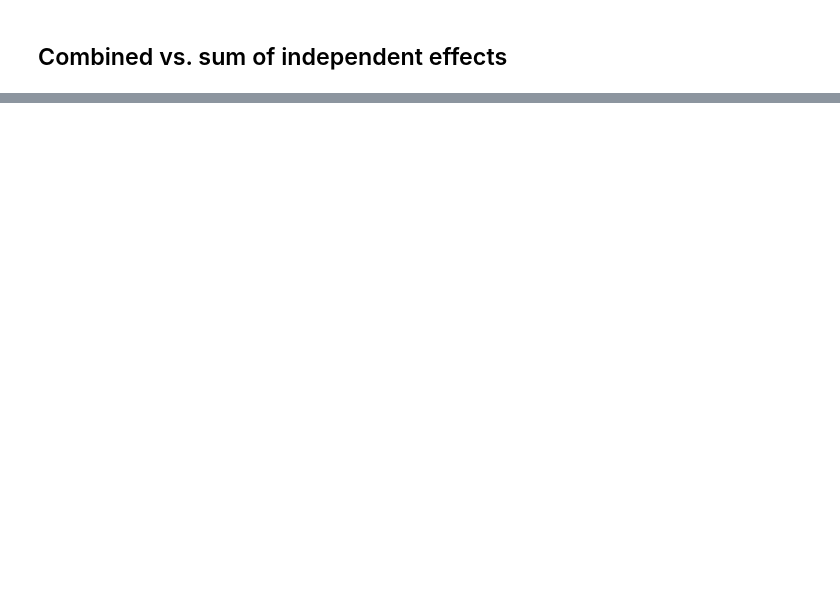
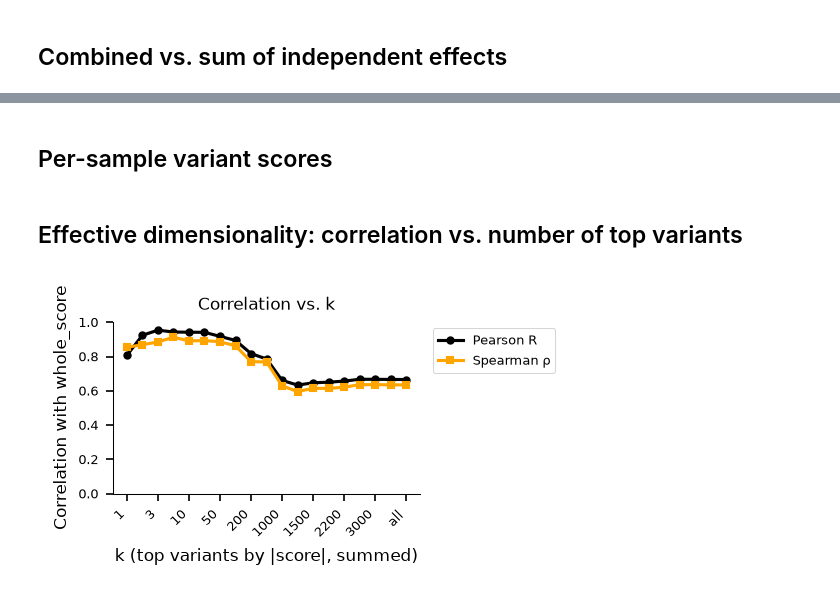
Before and after one commit to DiasFrazerGroup/wigttsoip, a Jupyter notebook: notebooks/hbb.ipynb, the cells around one changed output, grey strips where cells are left out. Saved outputs shown, nothing was run; the diff lists cells and outputs as text; code cells hidden in the pictures; blank space fills up the shorter version.

```diff
--- a/notebooks/hbb.ipynb
+++ b/notebooks/hbb.ipynb
@@ -244,0 +219,58 @@ fig.tight_layout()
+# %% [markdown]
+## Per-sample variant scores
+# %%
+def _variant_scores(variant_id):
+    if not variant_id:
+        return np.array([])
+    scores = []
+    for v in variant_id.split(";"):
+        chrom, pos, ref_alt = v.split(":")
+        variant = f"{chrom}:{int(pos) + 1}:{ref_alt}"
+        s = score_by_variant.get(variant, np.nan)
+        if np.isfinite(s):
+            scores.append(s)
+    return np.array(scores)
+
+combined["scores"] = combined["variant_id"].apply(_variant_scores)
+# %% [markdown]
+## Effective dimensionality: correlation vs. number of top variants
+# %%
+K_VALUES = [1, 2, 3, 5, 10, 20, 50, 100, 200, 500, 1000, 1200, 1500, 2000, 2200, 2500, 3000, 3200]
+
+def _topk_sum(scores, k):
+    if len(scores) == 0:
+        return np.nan
+    order = np.argsort(-np.abs(scores))
+    return scores[order][:k].sum()
+
+
+combined["sum_top3_score"] = combined["scores"].apply(lambda s: _topk_sum(s, 3))
+
+ks = K_VALUES + ["all"]
+y = combined["whole_score"].to_numpy()
+pearsons, spearmans = [], []
+for k in ks:
+    if k == "all":
+        x = combined["sum_parts_score"].to_numpy()
+    else:
+        x = combined["scores"].apply(lambda s: _topk_sum(s, k)).to_numpy()
+    mask = np.isfinite(x) & np.isfinite(y)
+    r, _ = stats.pearsonr(x[mask], y[mask])
+    rho, _ = stats.spearmanr(x[mask], y[mask])
+    pearsons.append(r)
+    spearmans.append(rho)
+
+fig, ax = plt.subplots(figsize=(9*cm, 5*cm))
+ax.plot(range(len(ks)), pearsons, marker="o", markersize=3, color="black", label="Pearson R")
+ax.plot(range(len(ks)), spearmans, marker="s", markersize=3, color="orange", label="Spearman ρ")
+ax.set_xticks(range(len(ks))[::2])
+ax.set_xticklabels([str(k) for k in ks][::2], rotation=45, ha="right")
+ax.set_ylim(0, 1)
+ax.set_xlabel("k (top variants by |score|, summed)")
+ax.set_ylabel("Correlation with whole_score")
+ax.set_title("Correlation vs. k")
+ax.legend(loc="upper left", bbox_to_anchor=(1.02, 1))
+fig.tight_layout()
+fig.savefig(os.path.join(PDF_DIR, "correlation_vs_k.pdf"), bbox_inches="tight")
+# %% [output]
+[figure, added]
```
Also changed, not shown: parts of 17 cells of this notebook, 9 other files.
